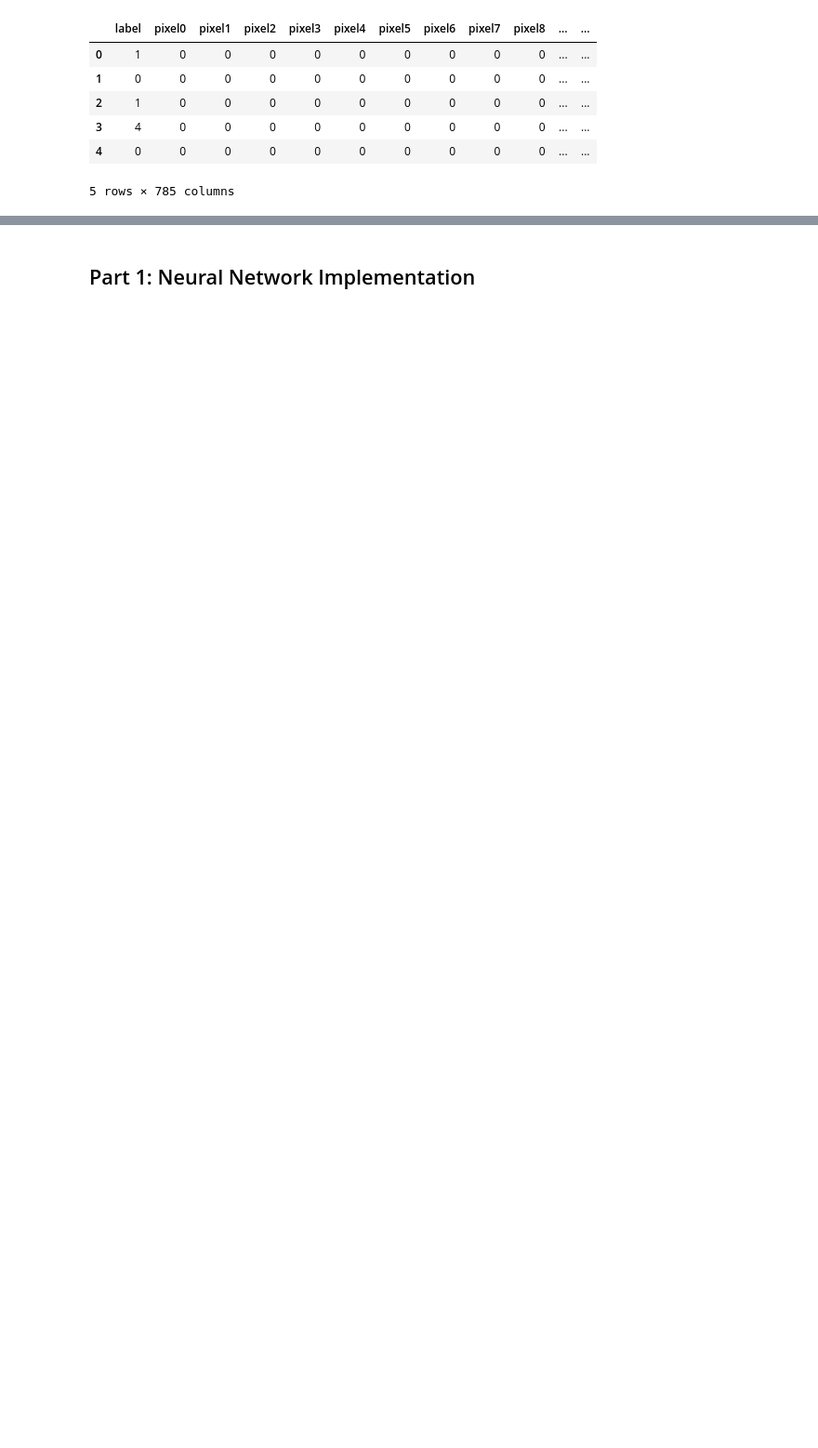
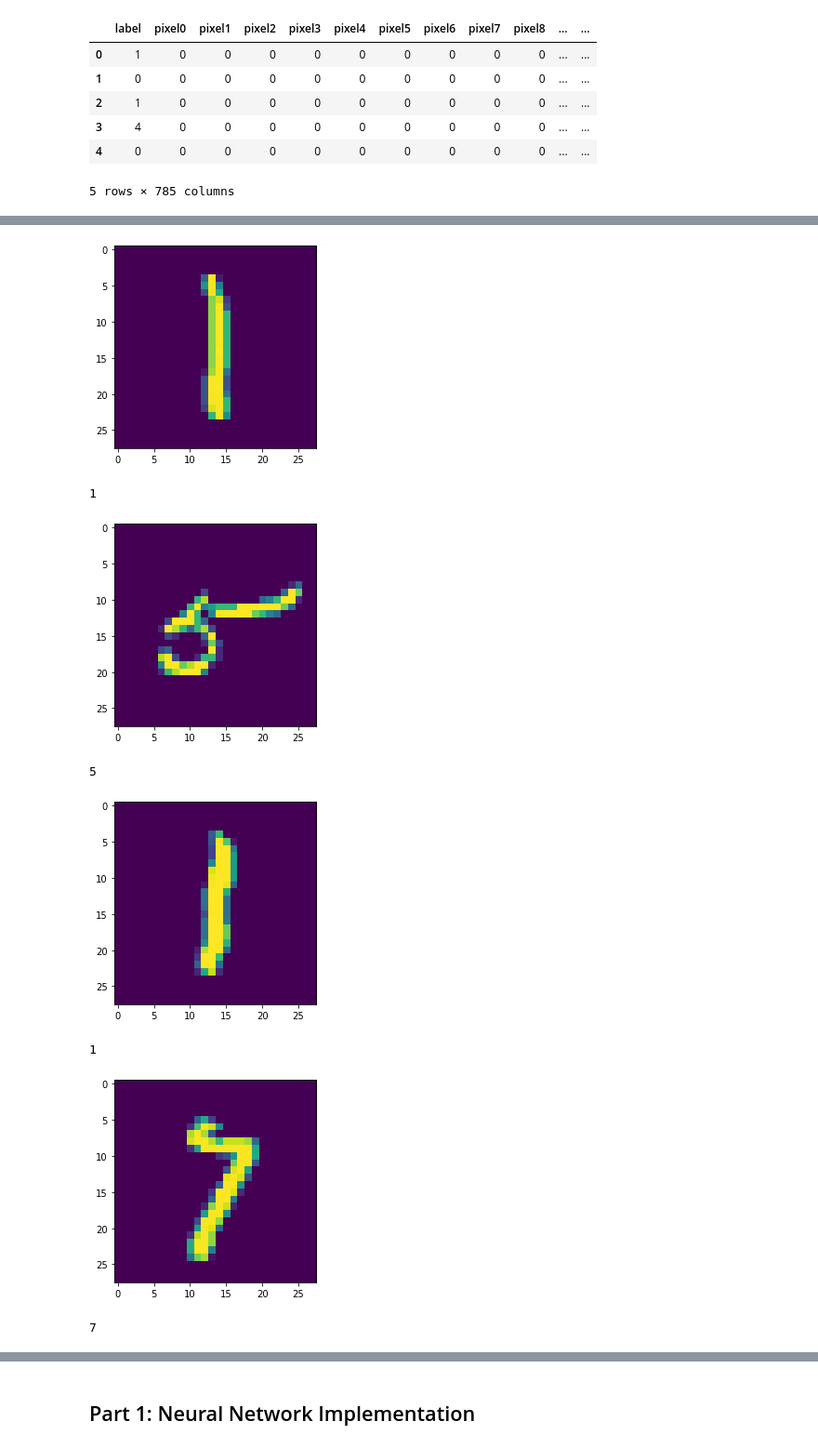
Before and after one commit to TheKartikSinghal/SoC_2023, a Jupyter notebook: Week3/Solution_week3.ipynb, the cells around one changed output, grey strips where cells are left out. Shown at 93% size. Drawn from its saved outputs; the diff is of its cells as text; code cells hidden in the pictures; blank space fills up the shorter version.

```diff
--- a/Week3/Solution_week3.ipynb
+++ b/Week3/Solution_week3.ipynb
@@ -45,0 +43,17 @@ y_train.iloc[0]
+# %%
+## to test the validity of the data set
+from PIL import Image as im
+for i in range(5):
+    img = np.array(X_train.iloc[i]).reshape(28,28)
+    plt.imshow(img)
+    plt.show()
+    print(y_train.iloc[i])
+# %% [output]
+[figure, added]
+1
+[figure, added]
+5
+[figure, added]
+1
+[figure, added]
+7
```
Also changed, not shown: parts of 34 cells of this notebook.
